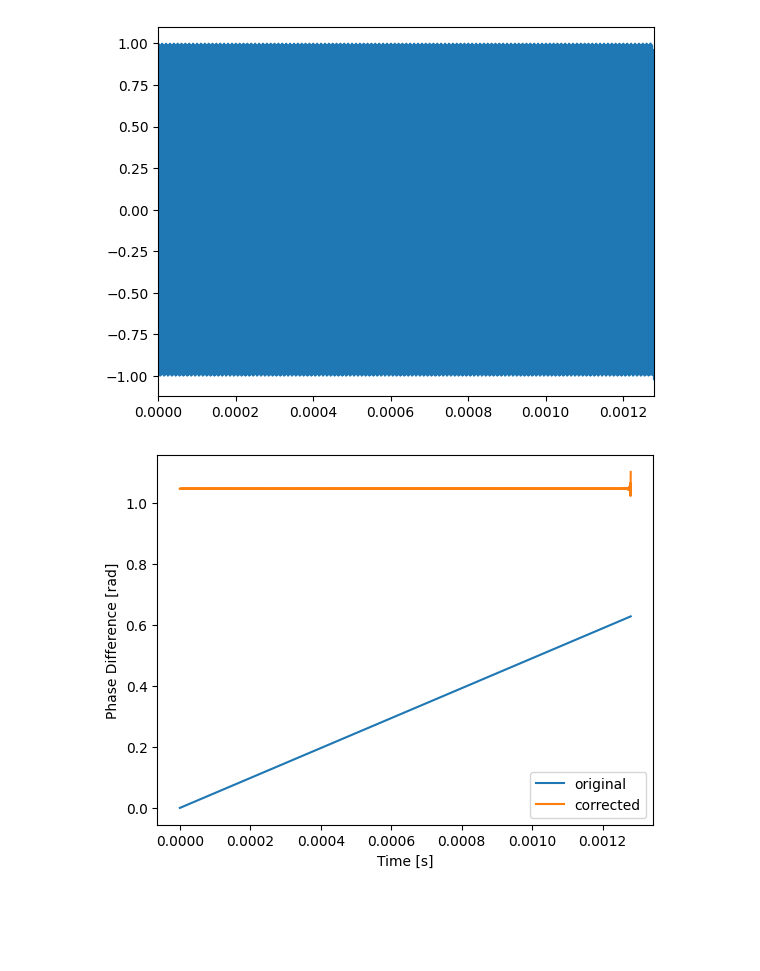
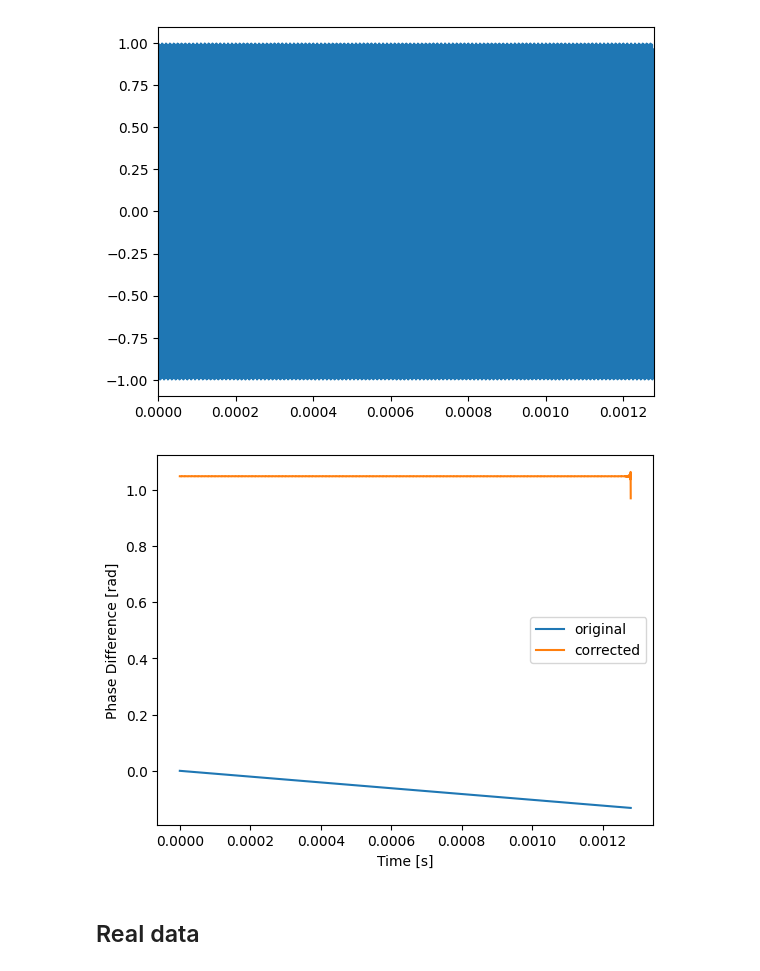
Before and after one commit to AaronParsons/sdrudp, a Jupyter notebook: notebooks/phase_detect_and_correct.ipynb, the cells around one changed output. Cells and saved outputs as stored; diff of their text form; code cells hidden in the pictures; blank space fills up the shorter version.

Commit message:
update notebook with real data

```diff
--- a/notebooks/phase_detect_and_correct.ipynb
+++ b/notebooks/phase_detect_and_correct.ipynb
@@ -22,19 +25,19 @@ TONE = 901.5e6
 LO = 901e6
 SAMPLE_RATE = 3.2e6
 t = np.arange(NSAMPLES) / SAMPLE_RATE
-omega_t = 2 * np.pi * (TONE - LO) * t
-tone_cos = np.cos(omega_t)
-tone_sin = -np.sin(omega_t)  # conjugate
+omega = 2 * np.pi * (TONE - LO)
+tone_cos = np.cos(omega * t)
+tone_sin = -np.sin(omega * t)  # conjugate
 
-sample_fq = 3.1995e6 # MHz
+sample_fq = 3.200105e6
 OFFSET = np.pi/3
-re = np.cos(omega_t * SAMPLE_RATE / sample_fq + OFFSET)
-im = np.sin(omega_t * SAMPLE_RATE / sample_fq + OFFSET)
+re = np.cos(omega * t * SAMPLE_RATE / sample_fq + OFFSET)
+im = np.sin(omega * t * SAMPLE_RATE / sample_fq + OFFSET)
 data = np.array([re, im]).T
 data = np.expand_dims(data, axis=0)  # add block axis (with nblocks=1)
 
 plt.figure()
 plt.plot(t, tone_cos-re)
 plt.xlim(t.min(), t.max())
-plt.show()
+plt.show().
 # %% [output]
@@ -42,16 +45,17 @@ plt.show()
 # %%
 data = data - np.mean(data, axis=1, keepdims=True)  # remove DC offset
-data_cos = data[0,...,0] * tone_cos - data[0,...,1] * tone_sin  # real part (real*real - im*im)
-data_sin = data[0,...,0] * tone_sin + data[0,...,1] * tone_cos  # imaginary (real*im + im*real)
+real = data[0, :, 0]
+imag = data[0, :, 1]
+data_cos = real * tone_cos - imag * tone_sin  # real part (real*real - im*im)
+data_sin = real * tone_sin + imag * tone_cos  # imaginary (real*im + im*real)
 dphi = np.arctan2(data_sin, data_cos) # phase difference in units of radians
 dphi -= dphi[0]
 # dt = dphi / (2 * np.pi * (TONE - LO))  # phase difference in units of seconds
 # dsamp = dt * SAMPLE_RATE  # phase difference in units of sample number
 
 # recover the ADC sample rate
-den = np.unwrap(dphi) + omega_t
+den = np.unwrap(dphi) + omega * t
 nonzero = den != 0
-sample_ADC = SAMPLE_RATE * omega_t[nonzero] / den[nonzero]
-sample_ADC = np.mean(sample_ADC[~np.isnan(sample_ADC)])
+sample_ADC = np.mean(SAMPLE_RATE * omega * t[nonzero] / den[nonzero])
 print(sample_ADC / sample_fq)  # how close we are to the true ADC sampling rate
 # %% [output]
@@ -59,13 +63,13 @@ print(sample_ADC / sample_fq)  # how close we are to the true ADC sampling rate
 # %%
-resamp_real = resample(data[0, :, 0], sample_ADC, SAMPLE_RATE)
-resamp_imag = resample(data[0, :, 1], sample_ADC, SAMPLE_RATE)
+resamp_real = resample(real, sample_ADC, SAMPLE_RATE)
+resamp_imag = resample(imag, sample_ADC, SAMPLE_RATE)
 
 plt.figure()
 plt.plot(t, tone_cos - resamp_real)
 plt.xlim(t.min(), t.max())
 plt.show()
 # %% [output]
-[figure, old version]
+[figure, new version]
 # %%
 rs_cos = resamp_real * tone_cos - resamp_imag * tone_sin
 rs_sin = resamp_real * tone_sin + resamp_imag * tone_cos
@@ -79,4 +83,6 @@ plt.xlabel("Time [s]")
 plt.legend()
 plt.show()
 # %% [output]
-[figure, old version]
+[figure, new version]
+# %% [markdown]
+## Real data
```
Also changed, not shown: parts of 8 cells of this notebook.
